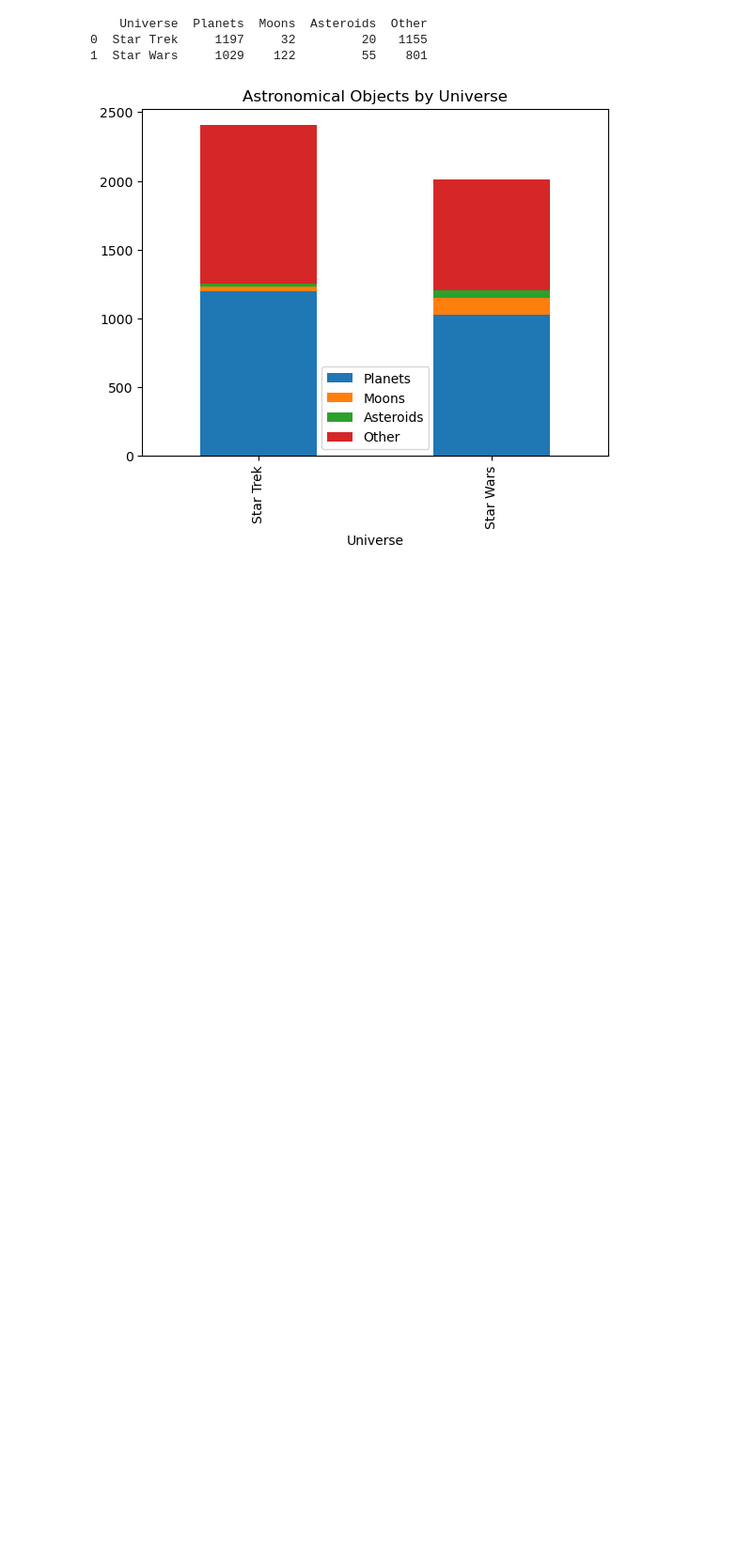
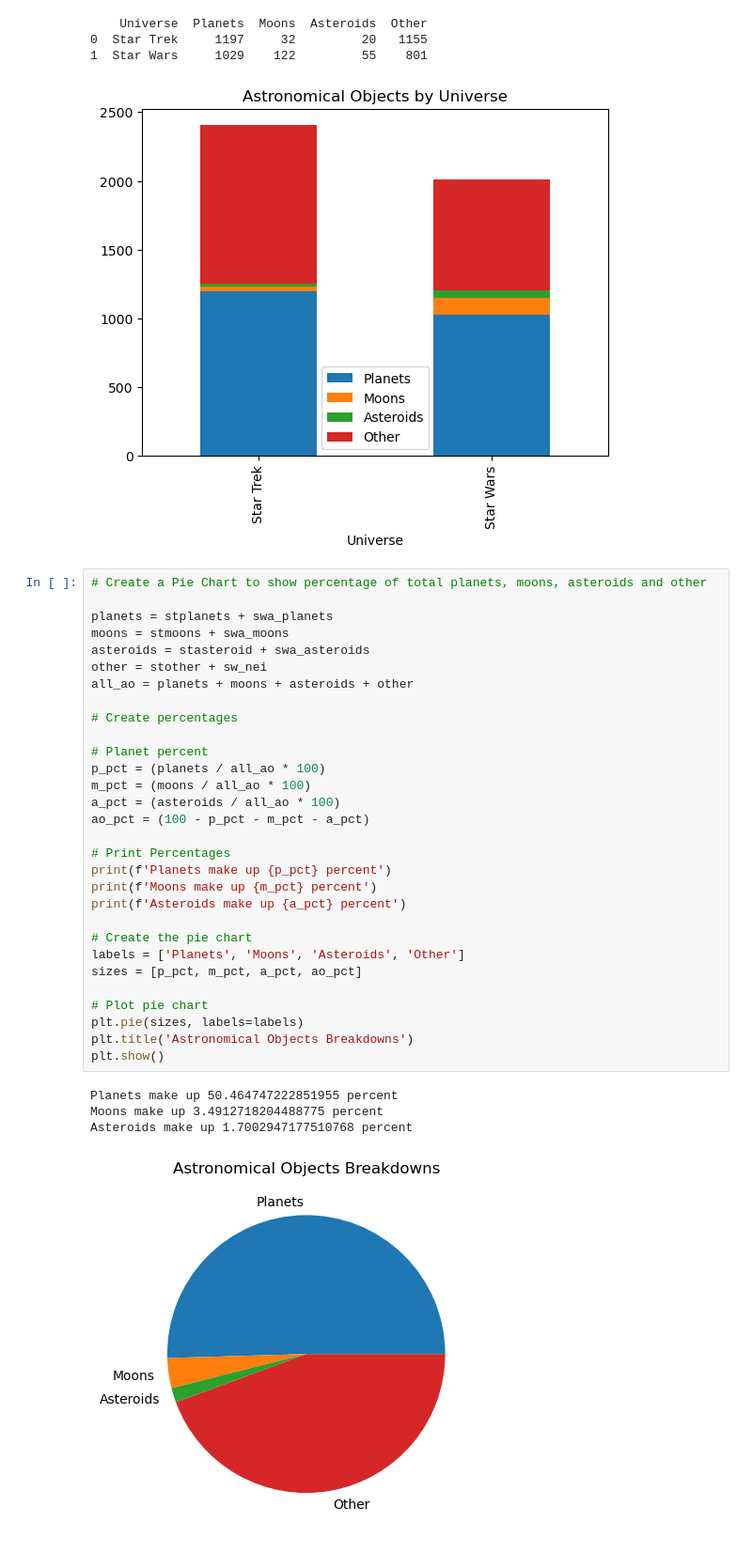
Before and after one commit to wesiswes629/wookiestapi, a Jupyter notebook: notebooks/all_astro.ipynb, the cells around one changed output. Shown: that part at 94% size. Cells and saved outputs as stored; diff of their text form; blank space fills up the shorter version.

Commit message:
astro complete

```diff
--- a/notebooks/all_astro.ipynb
+++ b/notebooks/all_astro.ipynb
@@ -425,3 +425,38 @@ plt.show()
 0  Star Trek     1197     32         20   1155
 1  Star Wars     1029    122         55    801
 [figure]
+# %%
+# Create a Pie Chart to show percentage of total planets, moons, asteroids and other
+
+planets = stplanets + swa_planets
+moons = stmoons + swa_moons
+asteroids = stasteroid + swa_asteroids
+other = stother + sw_nei
+all_ao = planets + moons + asteroids + other
+
+# Create percentages
+
+# Planet percent
+p_pct = (planets / all_ao * 100)
+m_pct = (moons / all_ao * 100)
+a_pct = (asteroids / all_ao * 100)
+ao_pct = (100 - p_pct - m_pct - a_pct)
+
+# Print Percentages
+print(f'Planets make up {p_pct} percent')
+print(f'Moons make up {m_pct} percent')
+print(f'Asteroids make up {a_pct} percent')
+
+# Create the pie chart
+labels = ['Planets', 'Moons', 'Asteroids', 'Other']
+sizes = [p_pct, m_pct, a_pct, ao_pct]
+
+# Plot pie chart
+plt.pie(sizes, labels=labels)
+plt.title('Astronomical Objects Breakdowns')
+plt.show()
+# %% [output]
+Planets make up 50.464747222851955 percent
+Moons make up 3.4912718204488775 percent
+Asteroids make up 1.7002947177510768 percent
+[figure, added]
```
Also changed, not shown: parts of 1 cell of this notebook.
